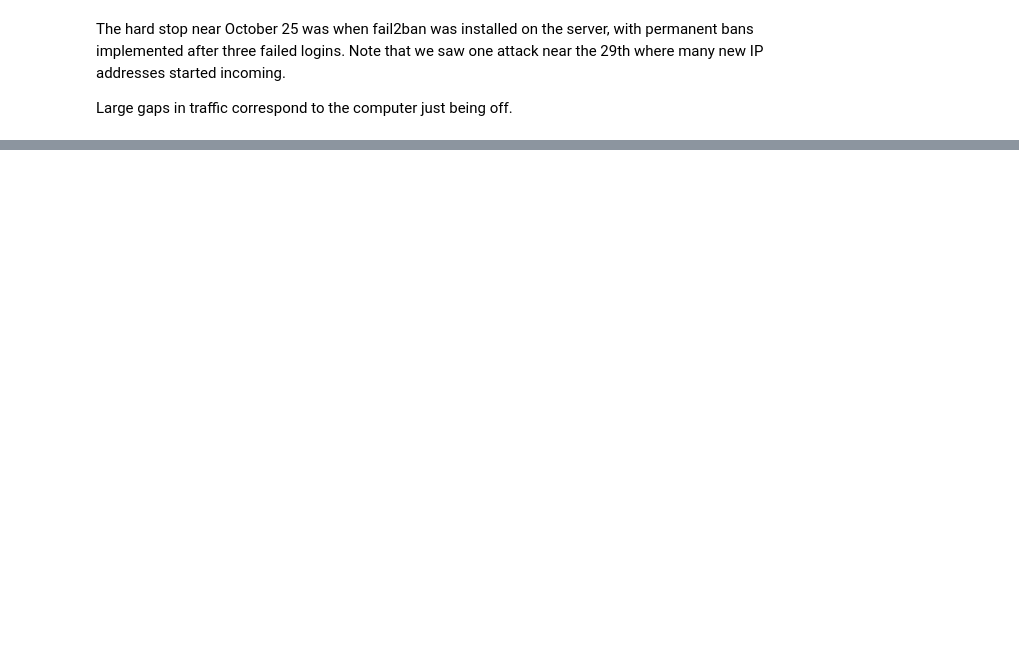
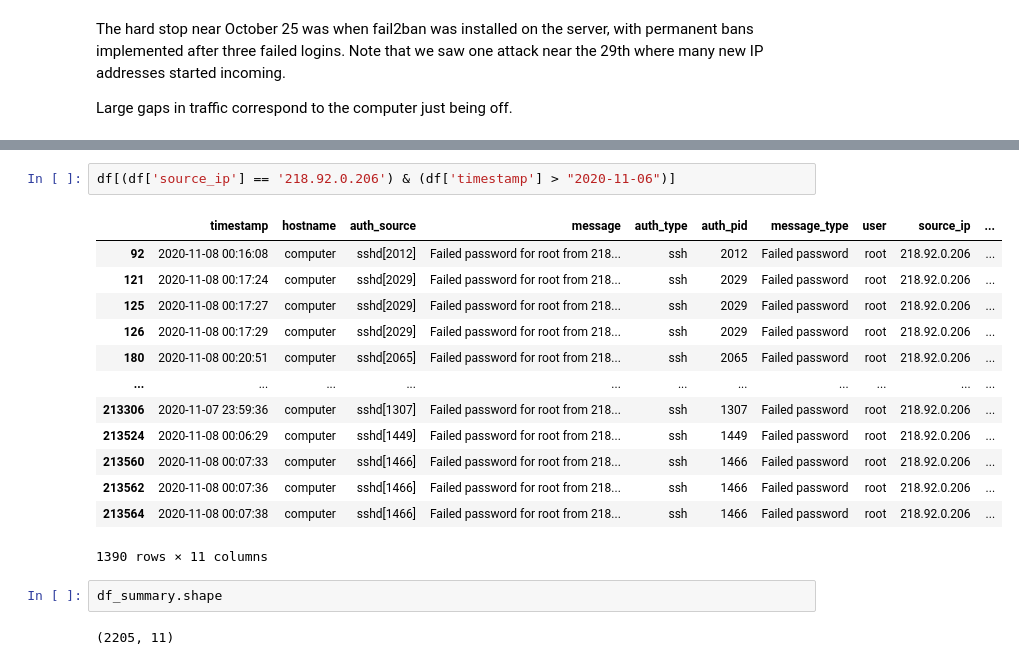
Before and after one commit to Jollyhrothgar/log_analysis, a Jupyter notebook: auth_log_parse.ipynb, the cells around one changed output, grey strips where cells are left out. Saved outputs shown, nothing was run; the diff lists cells and outputs as text; blank space fills up the shorter version.

```diff
--- a/auth_log_parse.ipynb
+++ b/auth_log_parse.ipynb
@@ -472,0 +490,20 @@ for tick in ax.get_xticklabels():
+# %%
+df[(df['source_ip'] == '218.92.0.206') & (df['timestamp'] > "2020-11-06")]
+# %% [output]
+|  | timestamp | hostname | auth_source | message | auth_type | auth_pid | message_type | user | source_ip | ... |
+| 92 | 2020-11-08 00:16:08 | computer | sshd[2012] | Failed password for root from 218... | ssh | 2012 | Failed password | root | 218.92.0.206 | ... |
+| 121 | 2020-11-08 00:17:24 | computer | sshd[2029] | Failed password for root from 218... | ssh | 2029 | Failed password | root | 218.92.0.206 | ... |
+| 125 | 2020-11-08 00:17:27 | computer | sshd[2029] | Failed password for root from 218... | ssh | 2029 | Failed password | root | 218.92.0.206 | ... |
+| 126 | 2020-11-08 00:17:29 | computer | sshd[2029] | Failed password for root from 218... | ssh | 2029 | Failed password | root | 218.92.0.206 | ... |
+| 180 | 2020-11-08 00:20:51 | computer | sshd[2065] | Failed password for root from 218... | ssh | 2065 | Failed password | root | 218.92.0.206 | ... |
+| ... | ... | ... | ... | ... | ... | ... | ... | ... | ... | ... |
+| 213306 | 2020-11-07 23:59:36 | computer | sshd[1307] | Failed password for root from 218... | ssh | 1307 | Failed password | root | 218.92.0.206 | ... |
+| 213524 | 2020-11-08 00:06:29 | computer | sshd[1449] | Failed password for root from 218... | ssh | 1449 | Failed password | root | 218.92.0.206 | ... |
+| 213560 | 2020-11-08 00:07:33 | computer | sshd[1466] | Failed password for root from 218... | ssh | 1466 | Failed password | root | 218.92.0.206 | ... |
+| 213562 | 2020-11-08 00:07:36 | computer | sshd[1466] | Failed password for root from 218... | ssh | 1466 | Failed password | root | 218.92.0.206 | ... |
+| 213564 | 2020-11-08 00:07:38 | computer | sshd[1466] | Failed password for root from 218... | ssh | 1466 | Failed password | root | 218.92.0.206 | ... |
+1390 rows × 11 columns
+# %%
+df_summary.shape
+# %% [output]
+(2205, 11)
```
Also changed, not shown: parts of 20 cells of this notebook, 3 other files.
